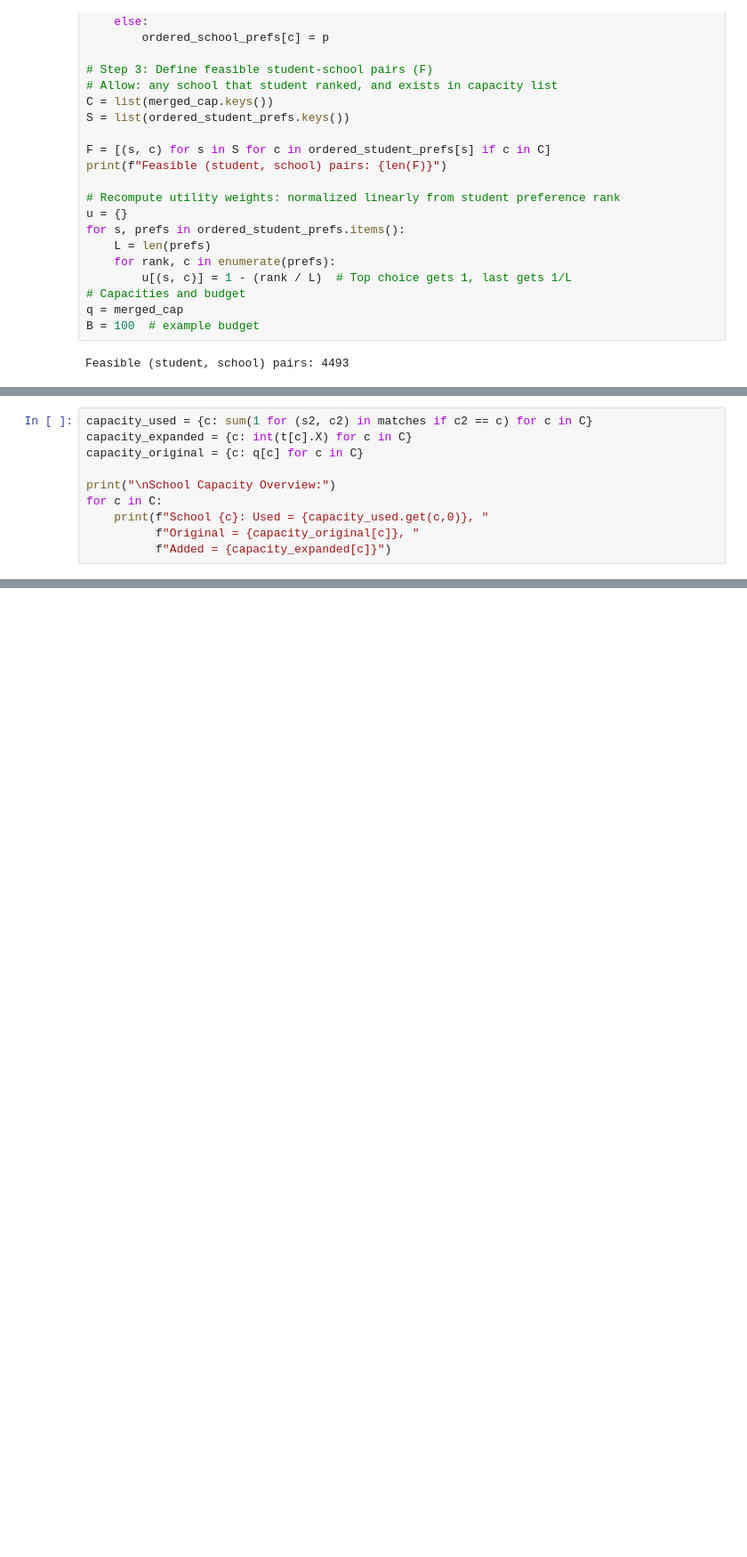
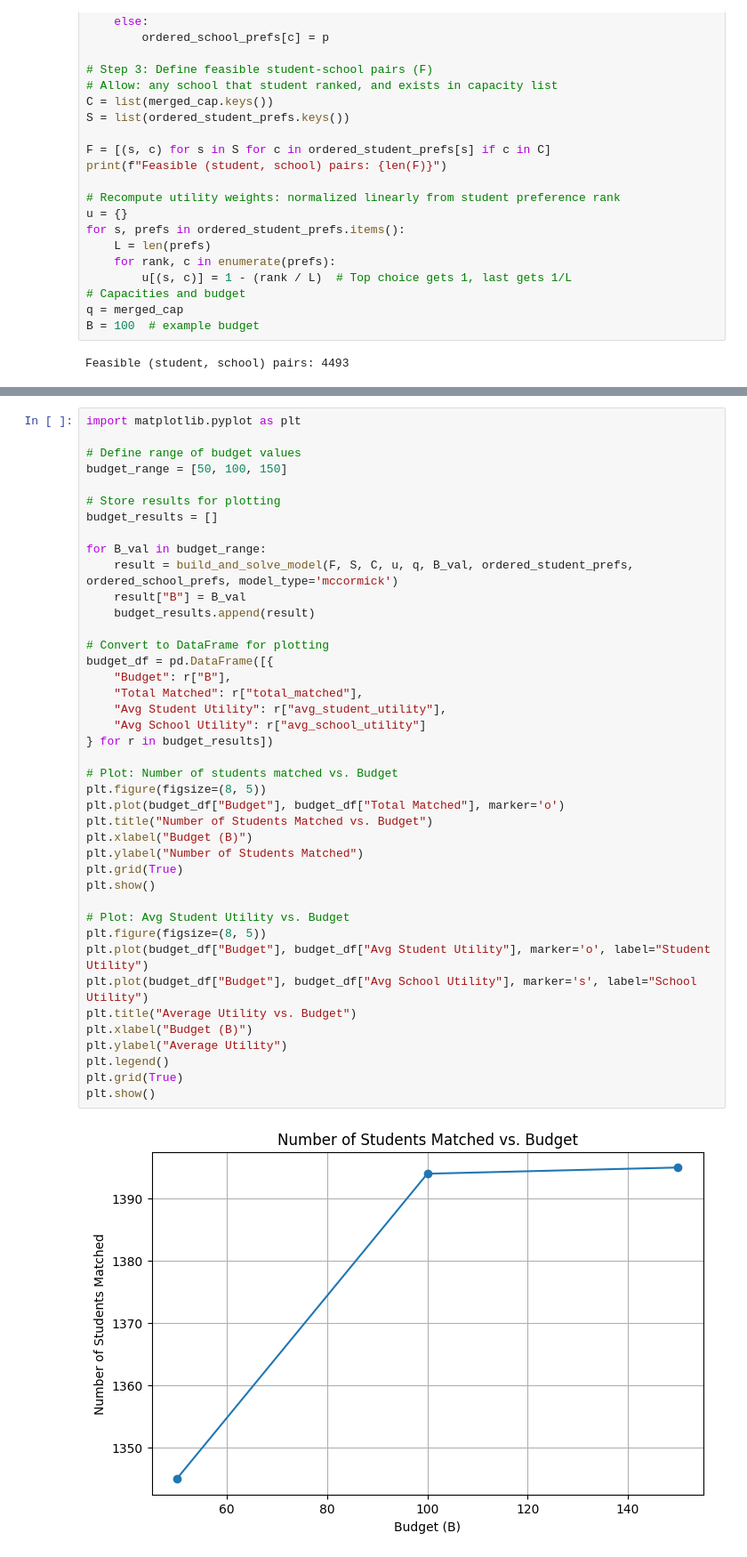
Before and after one commit to mayapowell/ORIE-5213-Final-Project, a Jupyter notebook: Discrete_Optimization_Final_Project.ipynb, the cells around one changed output, grey strips where cells are left out. Shown at 89% size. Drawn from its saved outputs; the diff is of its cells as text; blank space fills up the shorter version.

Commit message:
made function for models and plot changing B

```diff
--- a/Discrete_Optimization_Final_Project.ipynb
+++ b/Discrete_Optimization_Final_Project.ipynb
@@ -280,10 +381,0 @@ Average student utility: 0.902
-# %%
-capacity_used = {c: sum(1 for (s2, c2) in matches if c2 == c) for c in C}
-capacity_expanded = {c: int(t[c].X) for c in C}
-capacity_original = {c: q[c] for c in C}
-
-print("\nSchool Capacity Overview:")
-for c in C:
-    print(f"School {c}: Used = {capacity_used.get(c,0)}, "
-          f"Original = {capacity_original[c]}, "
-          f"Added = {capacity_expanded[c]}")
@@ -307,0 +422,43 @@ School 24311_401000000232: Used = 24, Original = 24, Added = 0
+# %%
+import matplotlib.pyplot as plt
+
+# Define range of budget values
+budget_range = [50, 100, 150]
+
+# Store results for plotting
+budget_results = []
+
+for B_val in budget_range:
+    result = build_and_solve_model(F, S, C, u, q, B_val, ordered_student_prefs, ordered_school_prefs, model_type='mccormick')
+    result["B"] = B_val
+    budget_results.append(result)
+
+# Convert to DataFrame for plotting
+budget_df = pd.DataFrame([{
+    "Budget": r["B"],
+    "Total Matched": r["total_matched"],
+    "Avg Student Utility": r["avg_student_utility"],
+    "Avg School Utility": r["avg_school_utility"]
+} for r in budget_results])
+
+# Plot: Number of students matched vs. Budget
+plt.figure(figsize=(8, 5))
+plt.plot(budget_df["Budget"], budget_df["Total Matched"], marker='o')
+plt.title("Number of Students Matched vs. Budget")
+plt.xlabel("Budget (B)")
+plt.ylabel("Number of Students Matched")
+plt.grid(True)
+plt.show()
+
+# Plot: Avg Student Utility vs. Budget
+plt.figure(figsize=(8, 5))
+plt.plot(budget_df["Budget"], budget_df["Avg Student Utility"], marker='o', label="Student Utility")
+plt.plot(budget_df["Budget"], budget_df["Avg School Utility"], marker='s', label="School Utility")
+plt.title("Average Utility vs. Budget")
+plt.xlabel("Budget (B)")
+plt.ylabel("Average Utility")
+plt.legend()
+plt.grid(True)
+plt.show()
+# %% [output]
+[figure, added]
```
Also changed, not shown: parts of 12 cells of this notebook.
